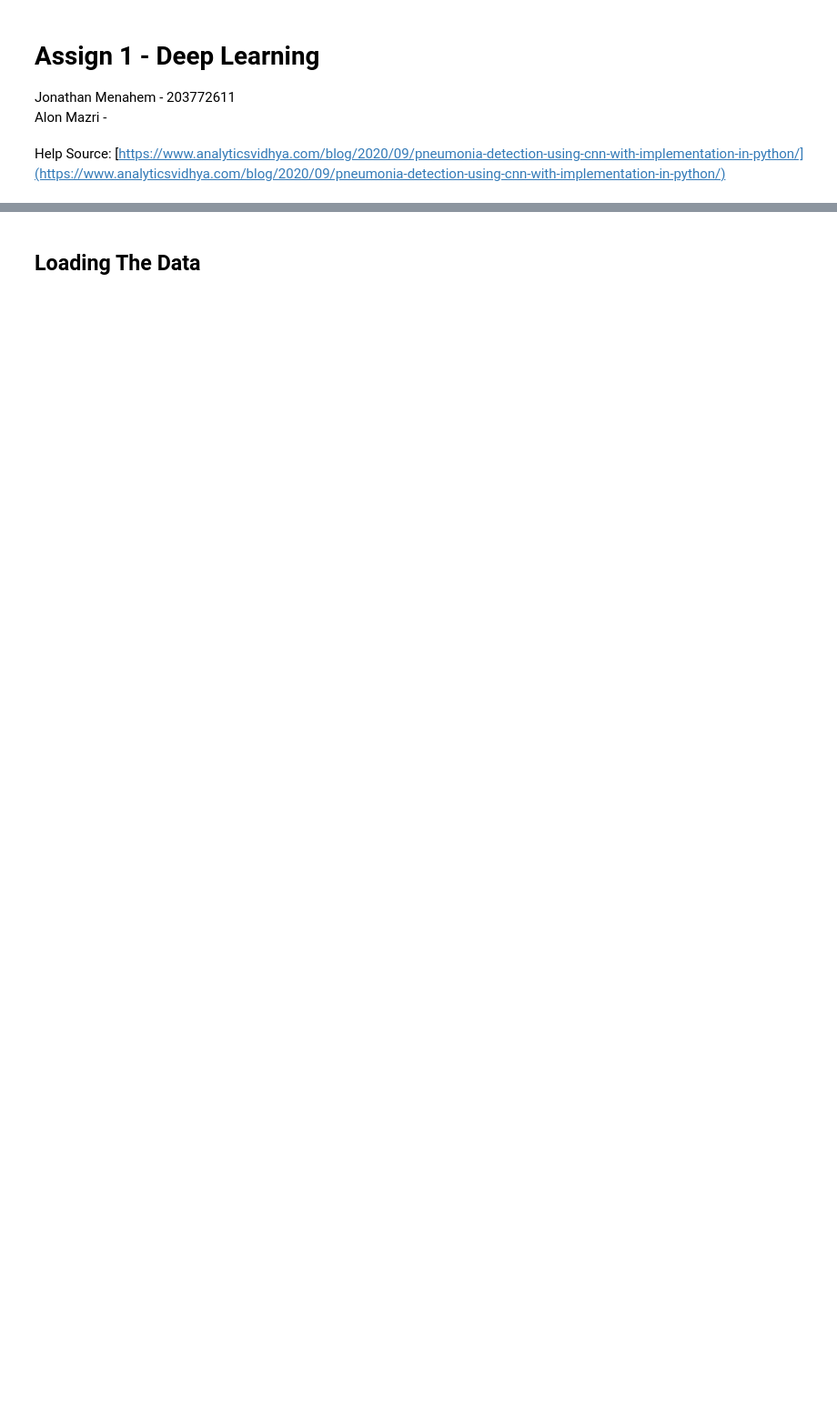
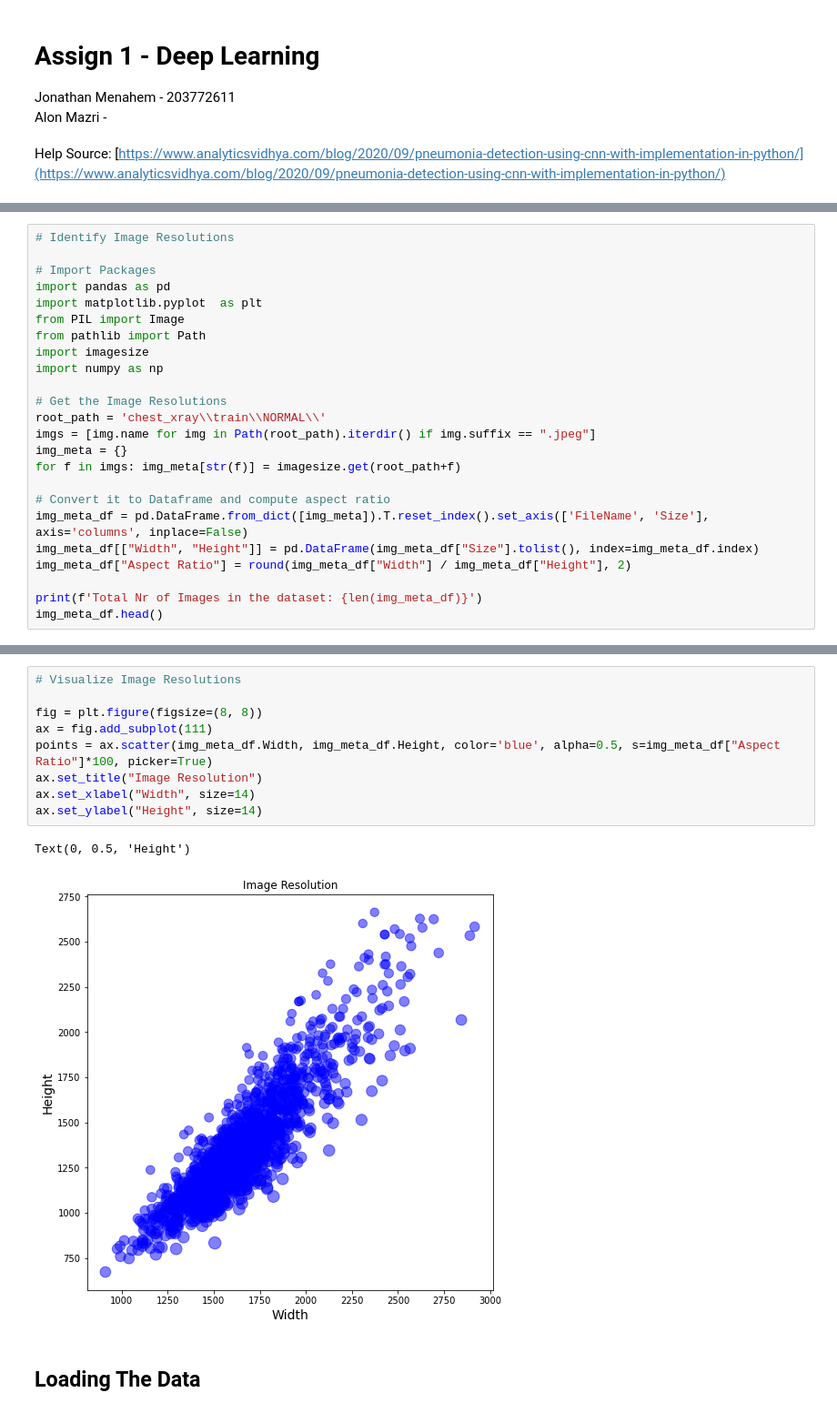
Before and after one commit to joni-menahem/DeepLearning-DrorLederman-assign1_2, a Jupyter notebook: assign1.ipynb, the cells around one changed output, grey strips where cells are left out. Shown: that part at 91% size. Drawn from its saved outputs; the diff is of its cells as text; blank space fills up the shorter version.

Commit message:
data exploration
added gpu support
added picture resolution explorer

```diff
--- a/assign1.ipynb
+++ b/assign1.ipynb
@@ -18,0 +29,24 @@ from keras.layers import Dense, Input, Conv2D, MaxPool2D, Flatten
+# %%
+# Identify Image Resolutions
+
+# Import Packages
+import pandas as pd
+import matplotlib.pyplot  as plt
+from PIL import Image
+from pathlib import Path
+import imagesize
+import numpy as np
+
+# Get the Image Resolutions
+root_path = 'chest_xray\\train\\NORMAL\\'
+imgs = [img.name for img in Path(root_path).iterdir() if img.suffix == ".jpeg"]
+img_meta = {}
+for f in imgs: img_meta[str(f)] = imagesize.get(root_path+f)
+
+# Convert it to Dataframe and compute aspect ratio
+img_meta_df = pd.DataFrame.from_dict([img_meta]).T.reset_index().set_axis(['FileName', 'Size'], axis='columns', inplace=False)
+img_meta_df[["Width", "Height"]] = pd.DataFrame(img_meta_df["Size"].tolist(), index=img_meta_df.index)
+img_meta_df["Aspect Ratio"] = round(img_meta_df["Width"] / img_meta_df["Height"], 2)
+
+print(f'Total Nr of Images in the dataset: {len(img_meta_df)}')
+img_meta_df.head()
@@ -19,3 +61,15 @@ from keras.layers import Dense, Input, Conv2D, MaxPool2D, Flatten
+# %%
+# Visualize Image Resolutions
+
+fig = plt.figure(figsize=(8, 8))
+ax = fig.add_subplot(111)
+points = ax.scatter(img_meta_df.Width, img_meta_df.Height, color='blue', alpha=0.5, s=img_meta_df["Aspect Ratio"]*100, picker=True)
+ax.set_title("Image Resolution")
+ax.set_xlabel("Width", size=14)
+ax.set_ylabel("Height", size=14)
+# %% [output]
+Text(0, 0.5, 'Height')
+[figure, added]
 # %% [markdown]
 <h2>Loading The Data</h2>
 # %%
```
Also changed, not shown: parts of 20 cells of this notebook.
